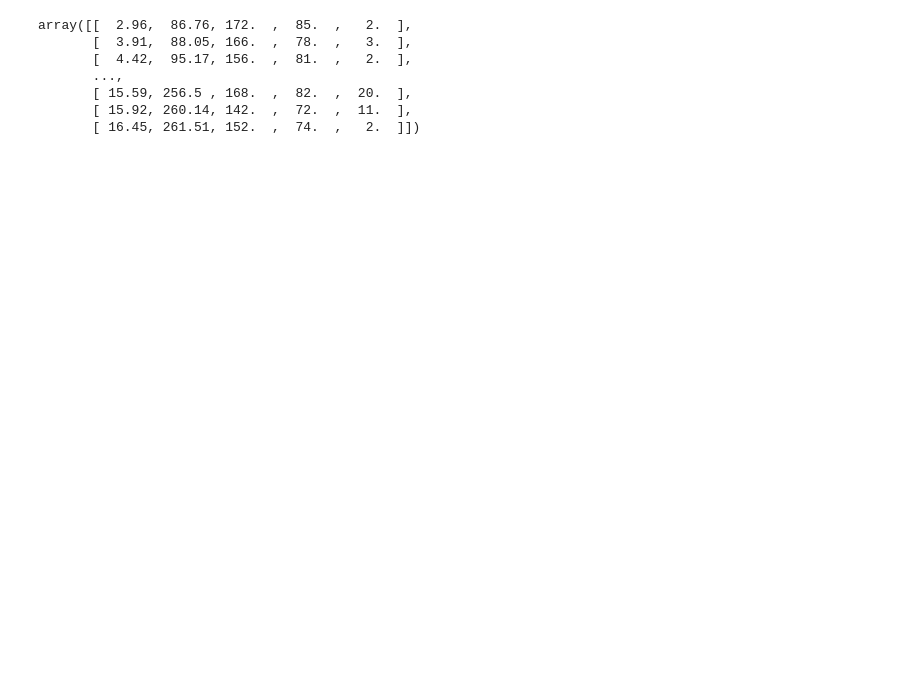
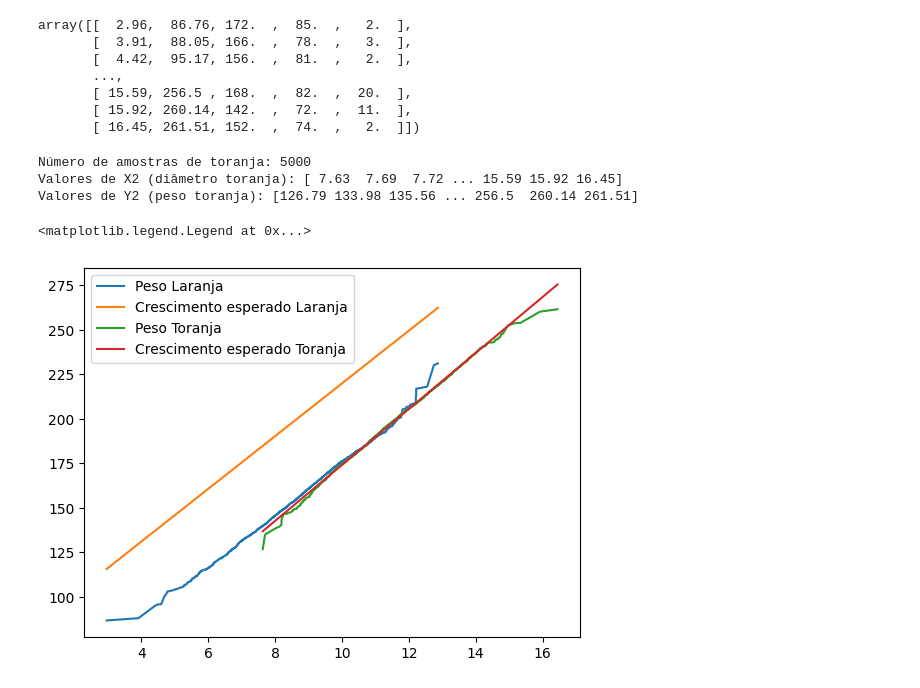
Before and after one commit to xavierbruno/colab-data-science, a Jupyter notebook: numpy_exercise.ipynb, the cells around one changed output. Saved outputs shown, nothing was run; the diff lists cells and outputs as text; code cells hidden in the pictures; blank space fills up the shorter version.

```diff
--- a/numpy_exercise.ipynb
+++ b/numpy_exercise.ipynb
@@ -16,0 +30,34 @@ array([[  2.96,  86.76, 172.  ,  85.  ,   2.  ],
+# %%
+Y1 = peso_laranja
+Y2 = peso_toranja
+X1 = diametro_laranja
+X2 = diametro_toranja
+n1 = np.size(peso_laranja)
+n2 = np.size(peso_toranja)
+
+print("Número de amostras de toranja:", n2)
+print("Valores de X2 (diâmetro toranja):", X2)
+print("Valores de Y2 (peso toranja):", Y2)
+# %% [output]
+Número de amostras de toranja: 5000
+Valores de X2 (diâmetro toranja): [ 7.63  7.69  7.72 ... 15.59 15.92 16.45]
+Valores de Y2 (peso toranja): [126.79 133.98 135.56 ... 256.5  260.14 261.51]
+# %%
+a1 = (n1*np.sum(X1*Y1) - np.sum(X1)*np.sum(Y1))/(n1*np.sum(X1**2)-(np.sum(X1)**2))
+a2 = (n2*np.sum(X2*Y2) - np.sum(X2)*np.sum(Y2))/(n2*np.sum(X2**2)-(np.sum(X2)**2))
+# %%
+b1 = np.mean(Y2) - a1*np.mean(X1)
+b2 = np.mean(Y2) - a2*np.mean(X2)
+# %%
+y1 = a1*X1+b1
+y2 = a2*X2+b2
+# %%
+plt.plot(diametro_laranja,peso_laranja)
+plt.plot(X1,y1)
+plt.plot(diametro_toranja, peso_toranja)
+plt.plot(X2,y2)
+
+plt.legend(['Peso Laranja', 'Crescimento esperado Laranja', 'Peso Toranja', 'Crescimento esperado Toranja'])
+# %% [output]
+<matplotlib.legend.Legend at 0x...>
+[figure, added]
```
Also changed, not shown: parts of 4 cells of this notebook.
